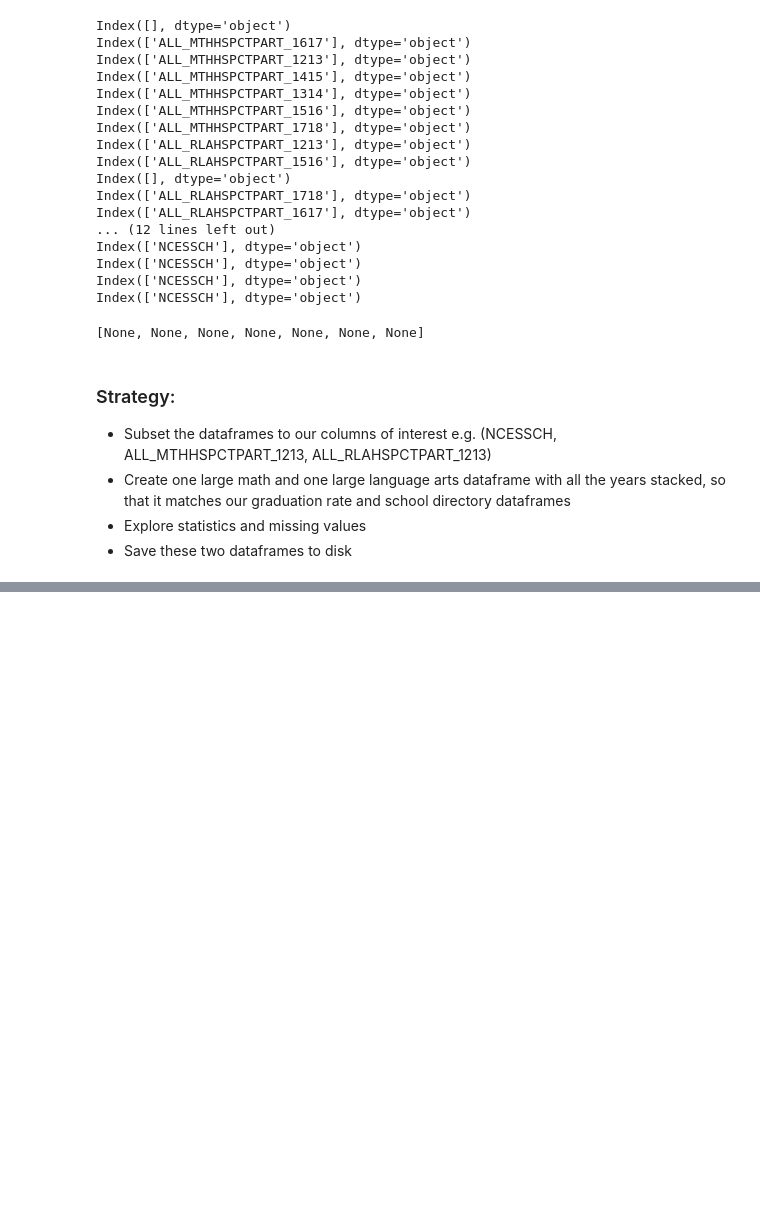
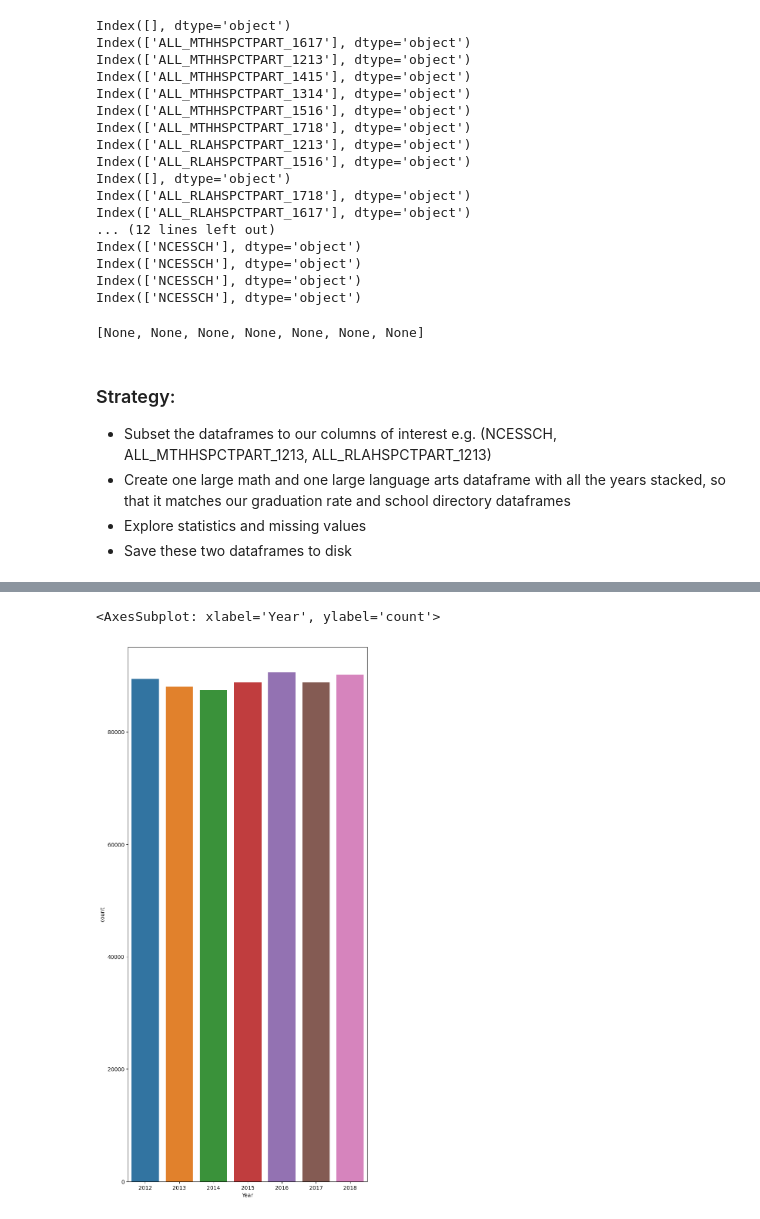
Before and after one commit to georgetown-analytics/student-outcomes, a Jupyter notebook: notebooks/EDA_math_language_arts_proficiency_tests.ipynb, the cells around one changed output, grey strips where cells are left out. Drawn from its saved outputs; the diff is of its cells as text; code cells hidden in the pictures; blank space fills up the shorter version.

Commit message:
Merged and explored the math and language arts state test participation data

```diff
--- a/notebooks/EDA_math_language_arts_proficiency_tests.ipynb
+++ b/notebooks/EDA_math_language_arts_proficiency_tests.ipynb
@@ -41,8 +46,10 @@ len(math_files), len(rla_files)
 (7, 7)
 # %%
 # Create raw math and rla dataframe lists
-math_dfs = [pd.read_csv(dataset_dir + "/" +  i,low_memory=False) for i in math_files]
-rla_dfs = [pd.read_csv(dataset_dir + "/" + i,low_memory=False) for i in rla_files]
+math_dfs = [pd.read_csv(dataset_dir + "/" + i, low_memory=False)
+            for i in math_files]
+rla_dfs = [pd.read_csv(dataset_dir + "/" + i, low_memory=False)
+           for i in rla_files]
 # %%
 # Example of the shape of one of the datrames
 math_dfs[0].shape, math_dfs[0].columns.tolist()
@@ -102,19 +109,3 @@ def year_string(y: int):
     """Input an integer year and get a range that matches the column suffixes in the raw data.
     e.g. 2011 => 1112 and 2018 => 1819."""
     return str(y)[-2:] + str(int(str(y)[-2:]) + 1)
-# %%
-math_df = pd.DataFrame(columns=["Year", "NCESSCH", "PCT_PART"])
-rla_df = pd.DataFrame(columns=["Year", "NCESSCH", "PCT_PART"])
-
-new_dfs = []
-for df in math_dfs:
-    pct_part = df.loc[:,['ALL_MTHHSPCT' in i or 'ALL_MTHHSpct' in i for i in df.columns]]
-    year = int("20" + pct_part.columns[0][-4:-2])
-    year_df = pd.DataFrame()
-    year_df['Year'] = np.array([year] * len(pct_part))
-    ncessch = df.filter(like='NCESSCH')
-    assert isinstance(pct_part,pd.DataFrame)
-    assert isinstance(year_df,pd.DataFrame)
-    assert isinstance(ncessch,pd.DataFrame)
-    new_df = pd.concat([year_df,ncessch,pct_part])
-    new_dfs += [new_df]
@@ -136,0 +174,5 @@ new_dfs[0]
+# %%
+big_math_df = pd.concat(new_math_dfs, axis=0)
+big_rla_df = pd.concat(new_rla_dfs, axis=0)
+# Merge RLA and PCT prof on 'Year' and 'Ncessch"
+merged_data = big_math_df.merge(big_rla_df, on=["Year", "NCESSCH"])
@@ -136,0 +195,6 @@ new_dfs[0]
+# %%
+# Explore Percent Participation, Year, and Ncessch
+sns.countplot(data=merged_data, x='Year')
+# %% [output]
+<AxesSubplot: xlabel='Year', ylabel='count'>
+[figure, added]
```
Also changed, not shown: parts of 12 cells of this notebook, 1 other file.
